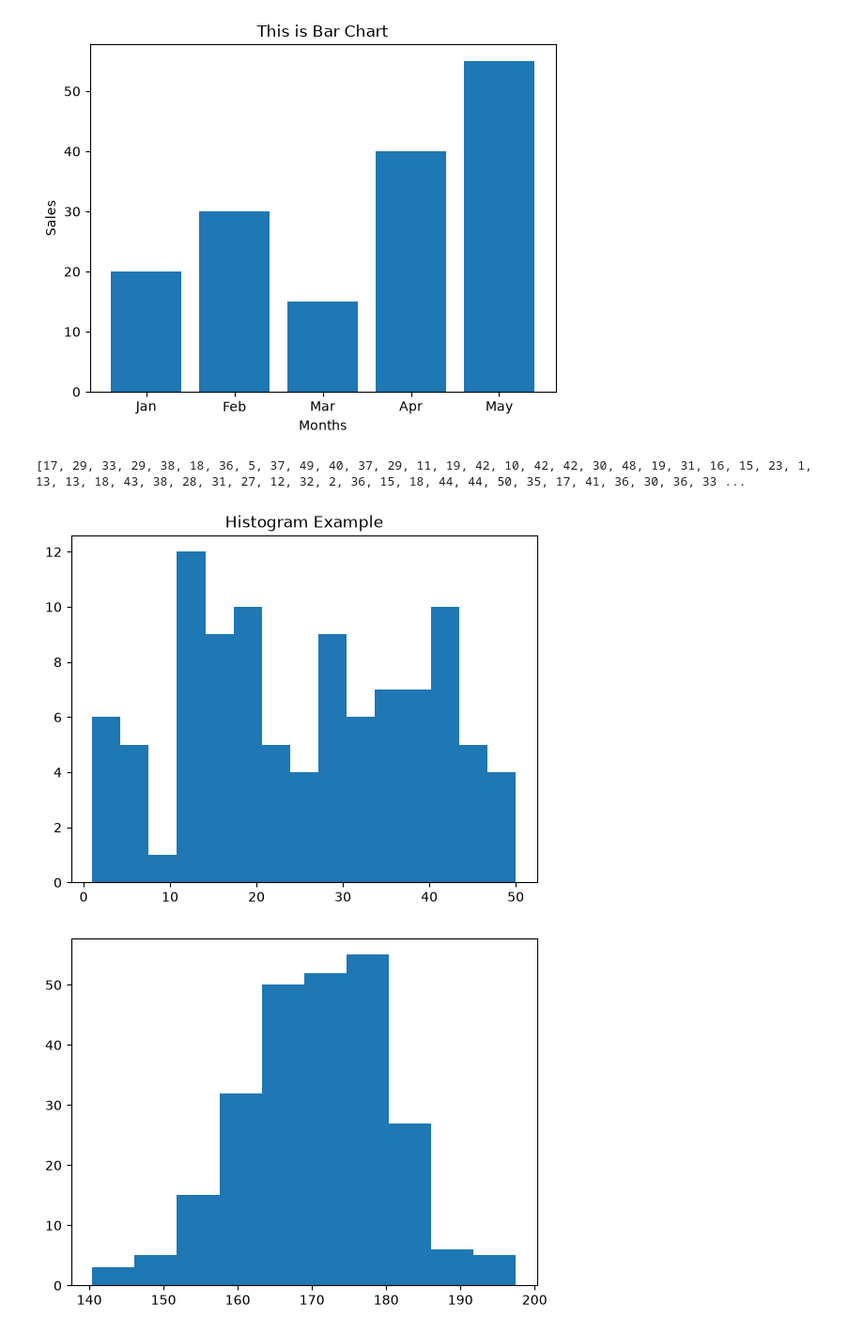
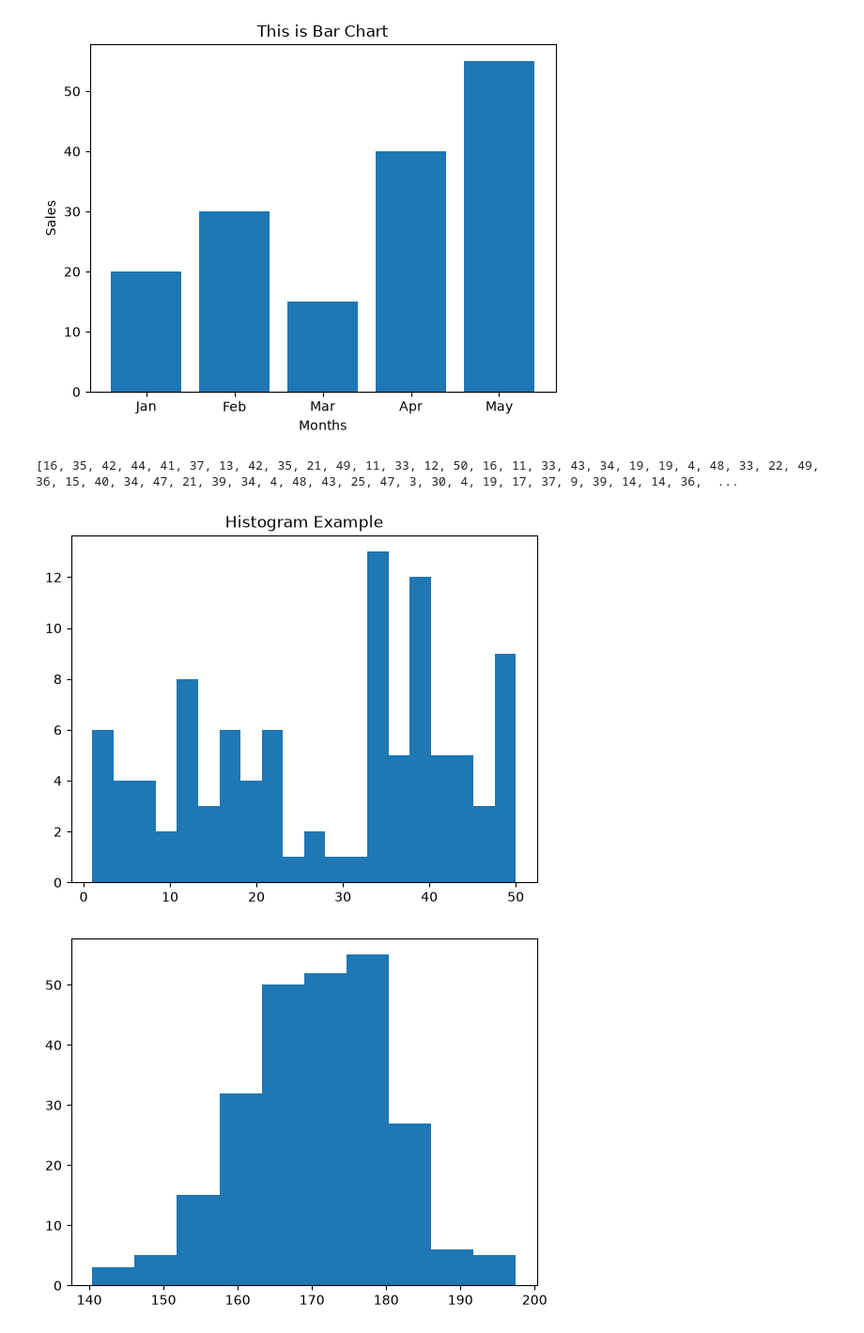
Before and after one commit to zafar-alam/data-analytics-with-python, a Jupyter notebook: DA-with-python/Module1/week02/matplotlib.ipynb, the cells around one changed output. Shown at 94% size. Saved outputs shown, nothing was run; the diff lists cells and outputs as text; code cells hidden in the pictures.

```diff
--- a/DA-with-python/Module1/week02/matplotlib.ipynb
+++ b/DA-with-python/Module1/week02/matplotlib.ipynb
@@ -55,17 +55,17 @@ plt.show()
 # %%
 # Histogram
 
 # used for distribution analysis
 # data
 import random
 data = [random.randint(1, 50) for _ in range(100)]
 print(data)
-plt.hist(data, bins=15) # histogram chart
+plt.hist(data, bins=20) # histogram chart
 plt.title("Histogram Example")
 plt.show()
 # %% [output]
-[17, 29, 33, 29, 38, 18, 36, 5, 37, 49, 40, 37, 29, 11, 19, 42, 10, 42, 42, 30, 48, 19, 31, 16, 15, 23, 1, 13, 13, 18, 43, 38, 28, 31, 27, 12, 32, 2, 36, 15, 18, 44, 44, 50, 35, 17, 41, 36, 30, 36, 33 ...
+[16, 35, 42, 44, 41, 37, 13, 42, 35, 21, 49, 11, 33, 12, 50, 16, 11, 33, 43, 34, 19, 19, 4, 48, 33, 22, 49, 36, 15, 40, 34, 47, 21, 39, 34, 4, 48, 43, 25, 47, 3, 30, 4, 19, 17, 37, 9, 39, 14, 14, 36,  ...
-[figure, old version]
+[figure, new version]
 # %%
 import numpy as np
 
```
Also changed, not shown: parts of 3 cells of this notebook, 2 other files.
